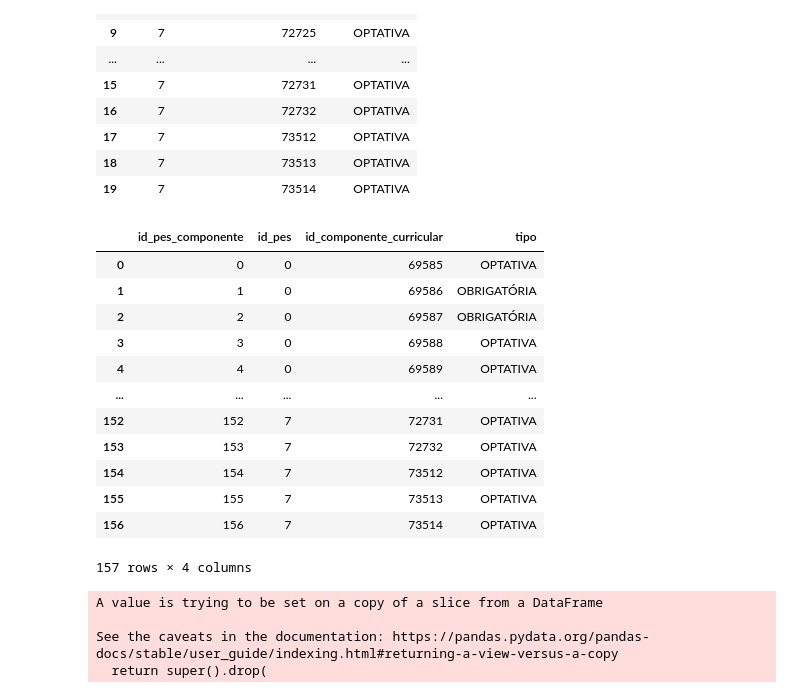
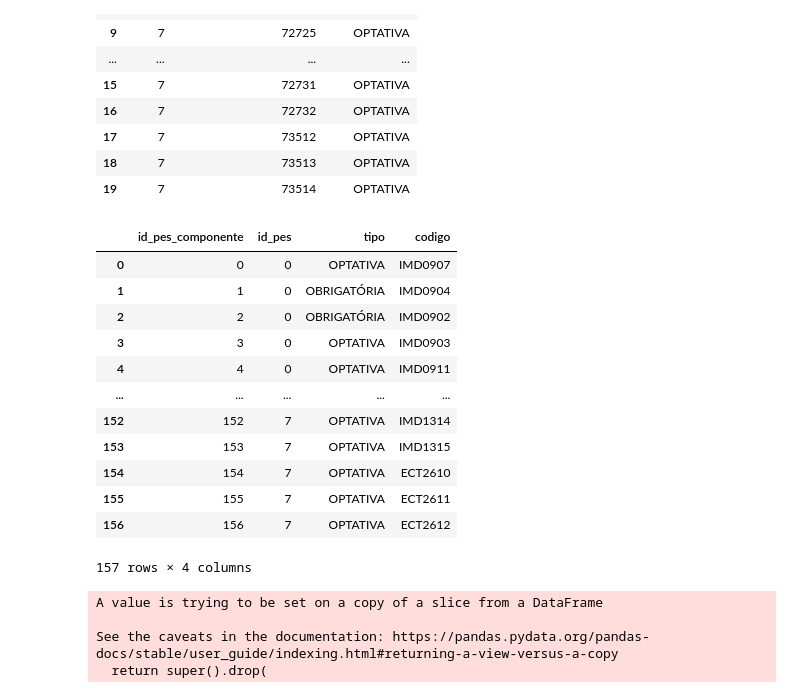
Before and after one commit to arturo32/PODE, a Jupyter notebook: extracao_dados/extracao_pes.ipynb, the cells around one changed output. Saved outputs shown, nothing was run; the diff lists cells and outputs as text; code cells hidden in the pictures.

```diff
--- a/extracao_dados/extracao_pes.ipynb
+++ b/extracao_dados/extracao_pes.ipynb
@@ -486,21 +486,24 @@ curriculo_componente_pes_inov
 # %%
 curriculo_componente_pes = pd.concat([curriculo_componente_pes_iot,curriculo_componente_pes_sig,curriculo_componente_pes_ie,curriculo_componente_pes_bio,curriculo_componente_pes_jogos,curriculo_componente_pes_cd,curriculo_componente_pes_ia,curriculo_componente_pes_inov])
 curriculo_componente_pes = curriculo_componente_pes.reset_index(drop=True)
 curriculo_componente_pes['id_pes_componente'] = list(range(len(curriculo_componente_pes)))
 curriculo_componente_pes = curriculo_componente_pes.loc[:, ['id_pes_componente', 'id_pes', 'id_componente_curricular', 'tipo']]
-curriculo_componente_pes.id_componente_curricular = curriculo_componente_pes.id_componente_curricular.astype(int)
+curriculo_componente_pes['id_componente'] = curriculo_componente_pes.id_componente_curricular.astype(int)
+curriculo_componente_pes = curriculo_componente_pes.merge(disciplinas_ti[['id_componente','codigo']])
+curriculo_componente_pes.drop(['id_componente_curricular', 'id_componente'], axis=1, inplace=True)
+curriculo_componente_pes.to_csv("dados_extraidos/curriculo_componente_pes.csv", index=False)
 curriculo_componente_pes
 # %% [output]
-|  | id_pes_componente | id_pes | id_componente_curricular | tipo |
-| 0 | 0 | 0 | 69585 | OPTATIVA |
-| 1 | 1 | 0 | 69586 | OBRIGATÓRIA |
-| 2 | 2 | 0 | 69587 | OBRIGATÓRIA |
-| 3 | 3 | 0 | 69588 | OPTATIVA |
-| 4 | 4 | 0 | 69589 | OPTATIVA |
+|  | id_pes_componente | id_pes | tipo | codigo |
+| 0 | 0 | 0 | OPTATIVA | IMD0907 |
+| 1 | 1 | 0 | OBRIGATÓRIA | IMD0904 |
+| 2 | 2 | 0 | OBRIGATÓRIA | IMD0902 |
+| 3 | 3 | 0 | OPTATIVA | IMD0903 |
+| 4 | 4 | 0 | OPTATIVA | IMD0911 |
 | ... | ... | ... | ... | ... |
-| 152 | 152 | 7 | 72731 | OPTATIVA |
-| 153 | 153 | 7 | 72732 | OPTATIVA |
-| 154 | 154 | 7 | 73512 | OPTATIVA |
-| 155 | 155 | 7 | 73513 | OPTATIVA |
-| 156 | 156 | 7 | 73514 | OPTATIVA |
+| 152 | 152 | 7 | OPTATIVA | IMD1314 |
+| 153 | 153 | 7 | OPTATIVA | IMD1315 |
+| 154 | 154 | 7 | OPTATIVA | ECT2610 |
+| 155 | 155 | 7 | OPTATIVA | ECT2611 |
+| 156 | 156 | 7 | OPTATIVA | ECT2612 |
 157 rows × 4 columns
```
Also changed, not shown: parts of 2 cells of this notebook, 8 other files.
